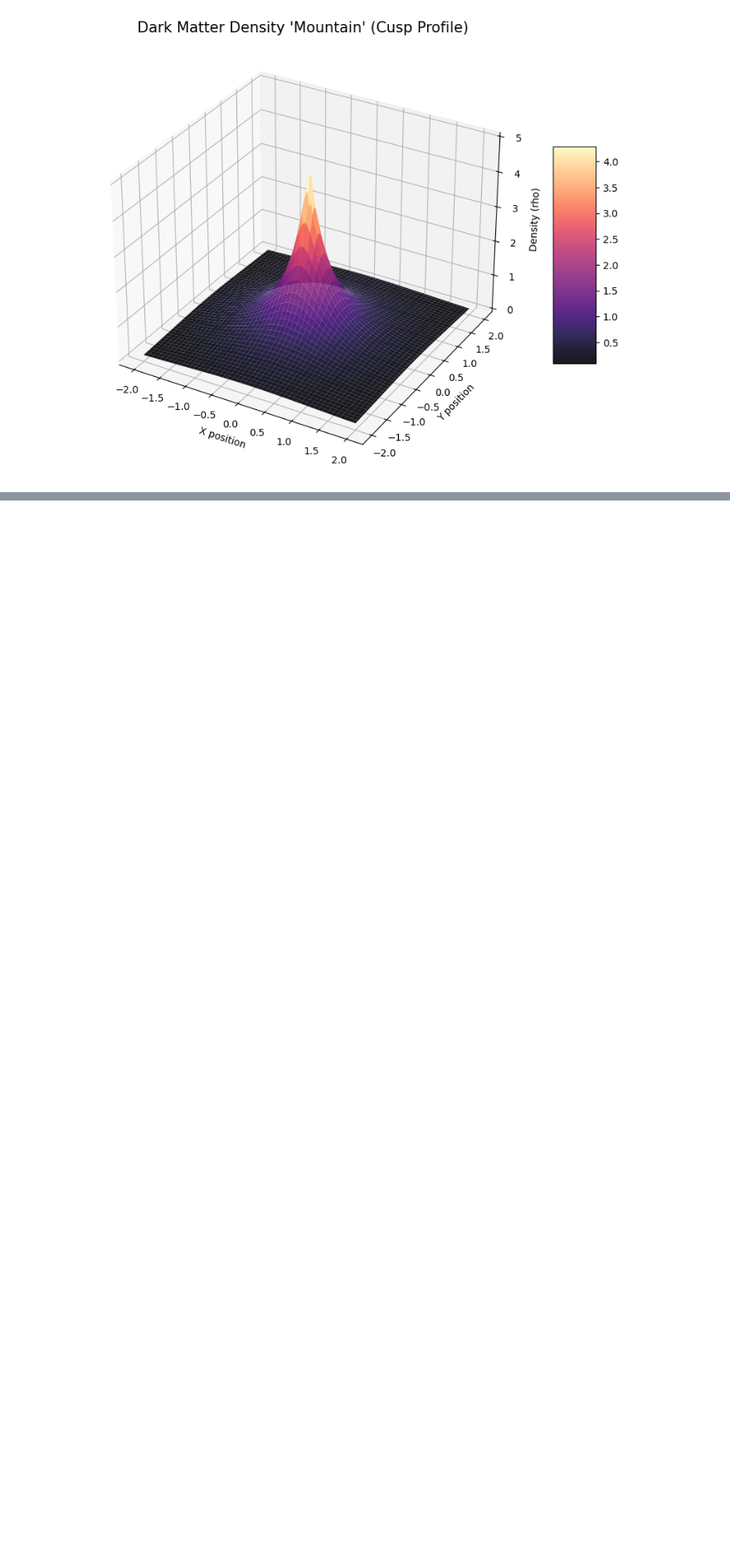
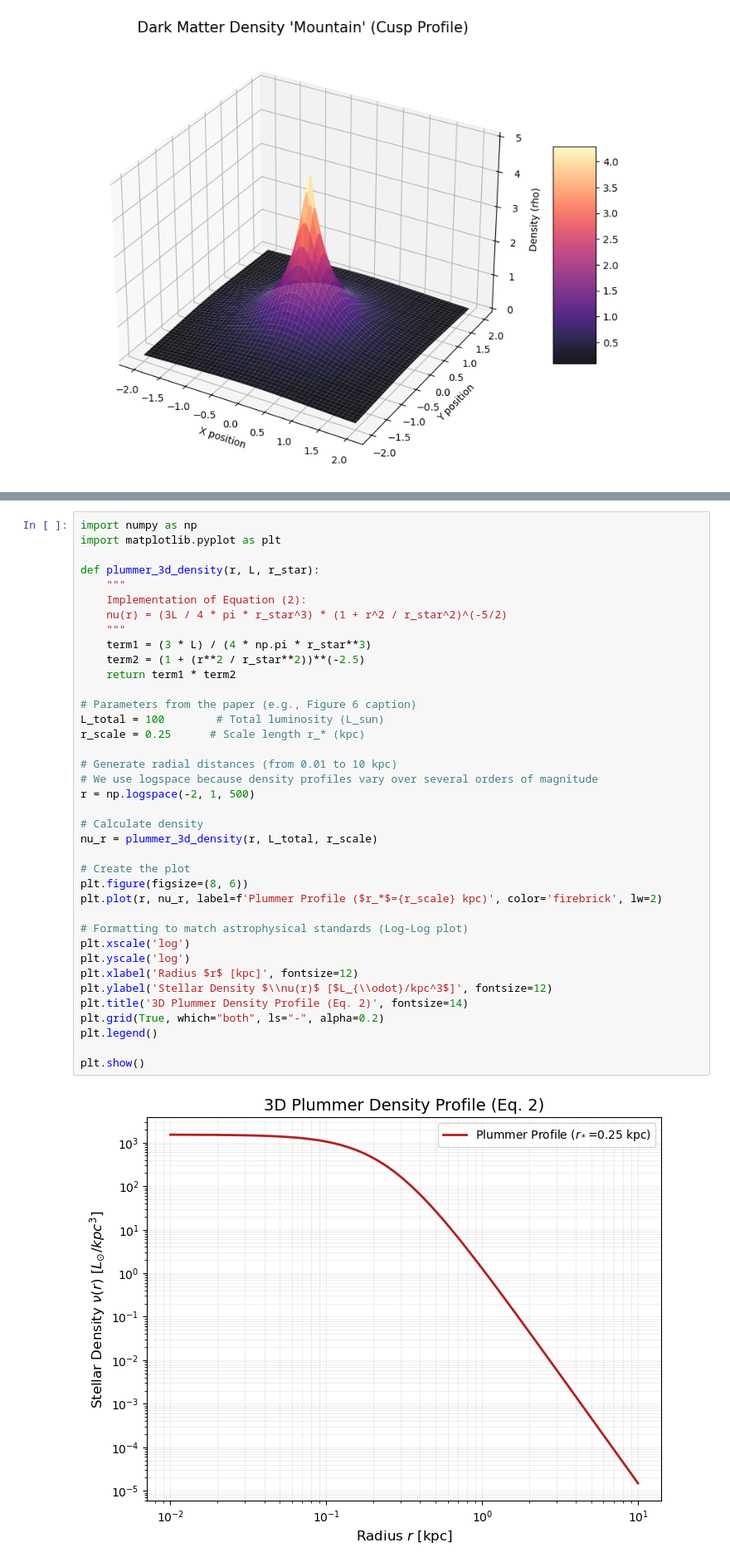
Before and after one commit to Anodymous1/suds, a Jupyter notebook: formula_visualization.ipynb, the cells around one changed output, grey strips where cells are left out. Shown at 83% size. Cells and saved outputs as stored; diff of their text form; blank space fills up the shorter version.

```diff
--- a/formula_visualization.ipynb
+++ b/formula_visualization.ipynb
@@ -64,0 +121,40 @@ ModuleNotFoundError: No module named 'plotly'
+# %%
+import numpy as np
+import matplotlib.pyplot as plt
+
+def plummer_3d_density(r, L, r_star):
+    """
+    Implementation of Equation (2):
+    nu(r) = (3L / 4 * pi * r_star^3) * (1 + r^2 / r_star^2)^(-5/2)
+    """
+    term1 = (3 * L) / (4 * np.pi * r_star**3)
+    term2 = (1 + (r**2 / r_star**2))**(-2.5)
+    return term1 * term2
+
+# Parameters from the paper (e.g., Figure 6 caption)
+L_total = 100        # Total luminosity (L_sun)
+r_scale = 0.25      # Scale length r_* (kpc)
+
+# Generate radial distances (from 0.01 to 10 kpc)
+# We use logspace because density profiles vary over several orders of magnitude
+r = np.logspace(-2, 1, 500)
+
+# Calculate density
+nu_r = plummer_3d_density(r, L_total, r_scale)
+
+# Create the plot
+plt.figure(figsize=(8, 6))
+plt.plot(r, nu_r, label=f'Plummer Profile ($r_*$={r_scale} kpc)', color='firebrick', lw=2)
+
+# Formatting to match astrophysical standards (Log-Log plot)
+plt.xscale('log')
+plt.yscale('log')
+plt.xlabel('Radius $r$ [kpc]', fontsize=12)
+plt.ylabel('Stellar Density $\\nu(r)$ [$L_{\\odot}/kpc^3$]', fontsize=12)
+plt.title('3D Plummer Density Profile (Eq. 2)', fontsize=14)
+plt.grid(True, which="both", ls="-", alpha=0.2)
+plt.legend()
+
+plt.show()
+# %% [output]
+[figure, added]
```
Also changed, not shown: parts of 1 cell of this notebook, 8 other files.
